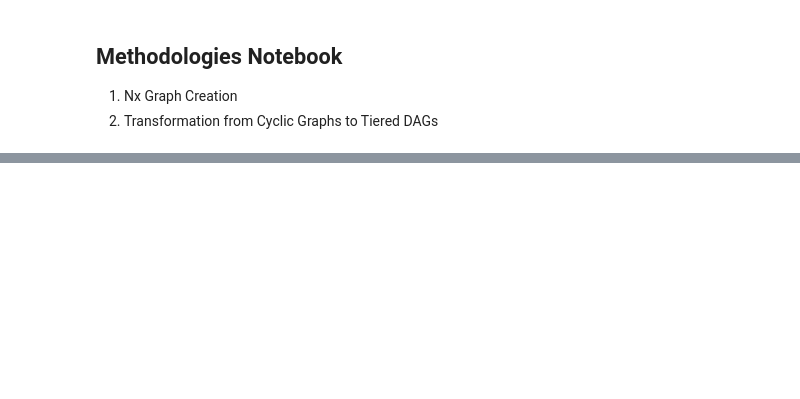
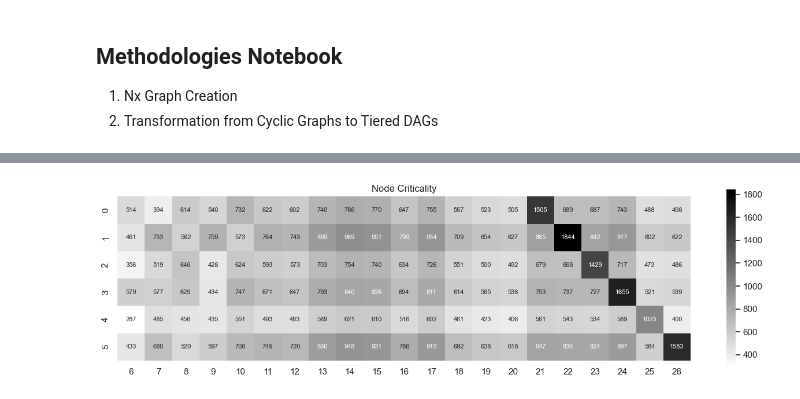
Before and after one commit to Sheldor287/repo, a Jupyter notebook: networks/Graph Methodologies.ipynb, the cells around one changed output, grey strips where cells are left out. Saved outputs shown, nothing was run; the diff lists cells and outputs as text; code cells hidden in the pictures; blank space fills up the shorter version.

```diff
--- a/networks/Graph Methodologies.ipynb
+++ b/networks/Graph Methodologies.ipynb
@@ -172,0 +264,16 @@ True
+# %%
+def shift_ticks(ax, shift:int):
+    ticks = ax.get_xticks()
+    labels = [int(float(lbl.get_text())) for lbl in ax.get_xticklabels()]
+    ax.set_xticks(ticks)
+    ax.set_xticklabels([l + shift for l in labels])
+
+import seaborn as sns
+plt.figure(figsize=(16, 4))
+plt.rcParams['font.size'] = 8
+ax = sns.heatmap(reach_mat, square=True, fmt='.0f', annot=True, cmap='gray_r')
+shift_ticks(ax, 6)
+plt.title('Node Criticality')
+plt.show()
+# %% [output]
+[figure, added]
```
Also changed, not shown: parts of 13 cells of this notebook, 4 other files.
